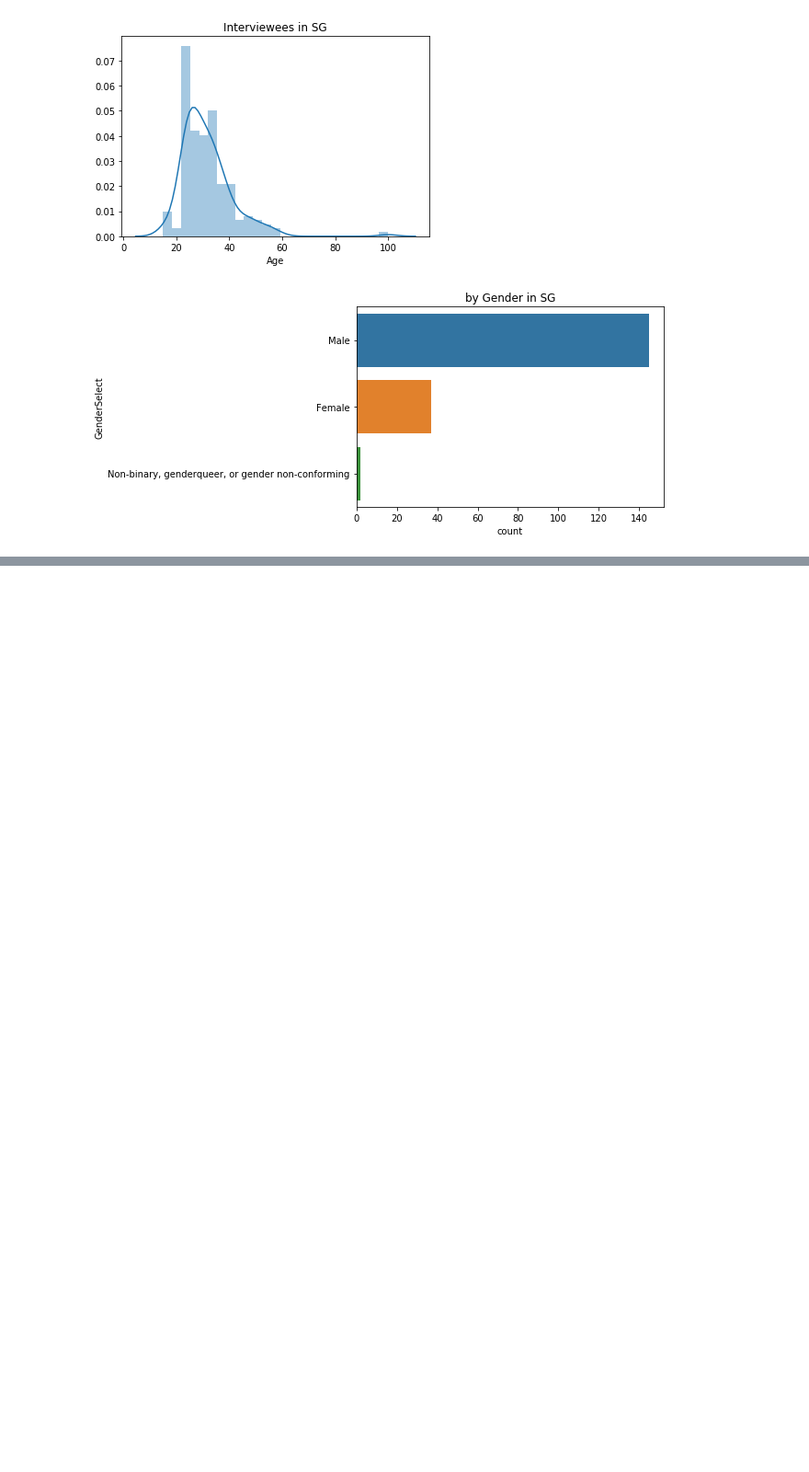
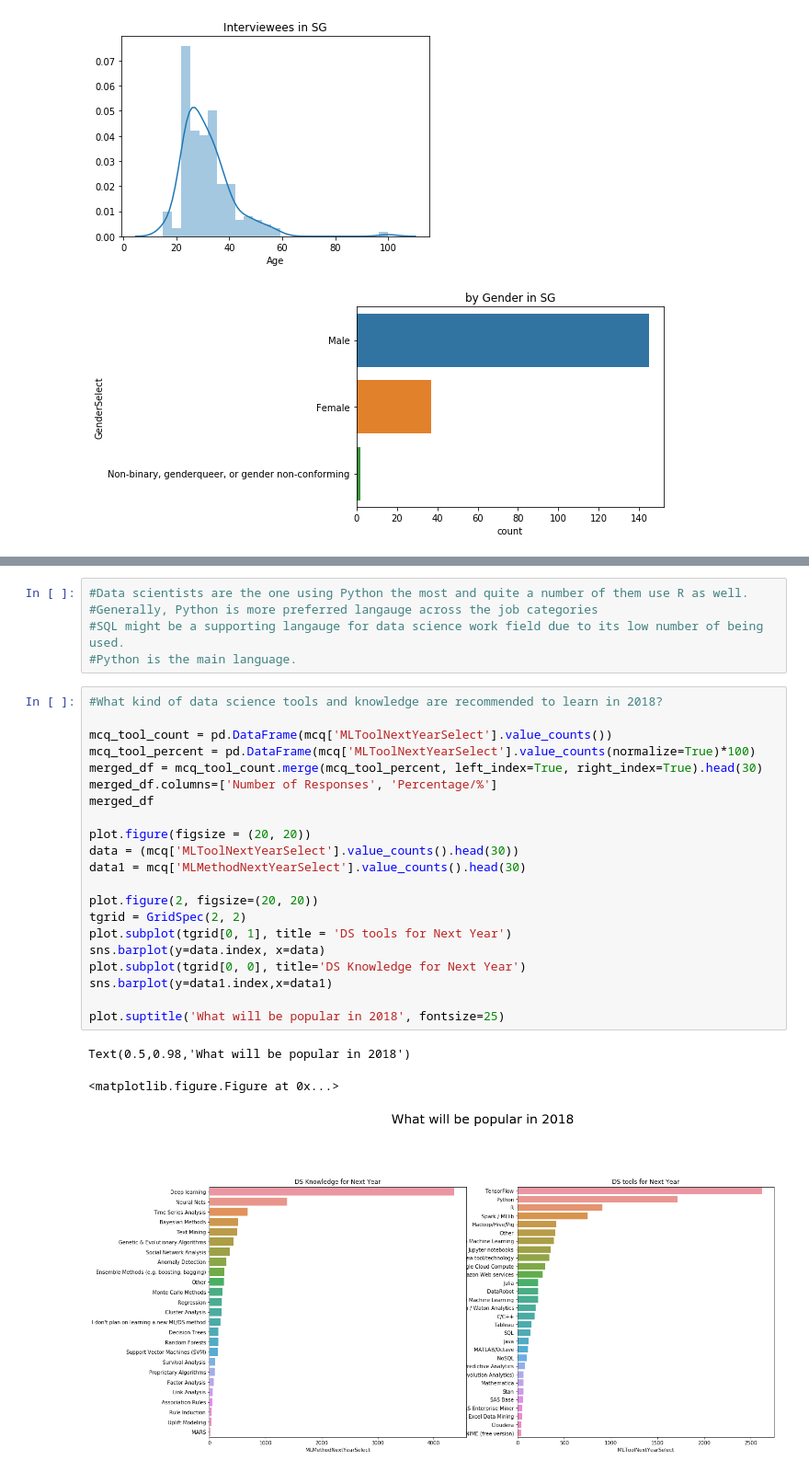
Before and after one commit to qsang86/Kaggle-ML-and-Data-Science-Survey-2017, a Jupyter notebook: script/Kaggle ML DS Survey 2017.ipynb, the cells around one changed output, grey strips where cells are left out. Shown at 92% size. Drawn from its saved outputs; the diff is of its cells as text; blank space fills up the shorter version.

```diff
--- a/script/Kaggle ML DS Survey 2017.ipynb
+++ b/script/Kaggle ML DS Survey 2017.ipynb
@@ -170,0 +212,30 @@ Number of interviewees in SG: 184
+# %%
+#Data scientists are the one using Python the most and quite a number of them use R as well.
+#Generally, Python is more preferred langauge across the job categories
+#SQL might be a supporting langauge for data science work field due to its low number of being used.
+#Python is the main language.
+# %%
+#What kind of data science tools and knowledge are recommended to learn in 2018?
+
+mcq_tool_count = pd.DataFrame(mcq['MLToolNextYearSelect'].value_counts())
+mcq_tool_percent = pd.DataFrame(mcq['MLToolNextYearSelect'].value_counts(normalize=True)*100)
+merged_df = mcq_tool_count.merge(mcq_tool_percent, left_index=True, right_index=True).head(30)
+merged_df.columns=['Number of Responses', 'Percentage/%']
+merged_df
+
+plot.figure(figsize = (20, 20))
+data = (mcq['MLToolNextYearSelect'].value_counts().head(30))
+data1 = mcq['MLMethodNextYearSelect'].value_counts().head(30)
+
+plot.figure(2, figsize=(20, 20))
+tgrid = GridSpec(2, 2)
+plot.subplot(tgrid[0, 1], title = 'DS tools for Next Year')
+sns.barplot(y=data.index, x=data)
+plot.subplot(tgrid[0, 0], title='DS Knowledge for Next Year')
+sns.barplot(y=data1.index,x=data1)
+
+plot.suptitle('What will be popular in 2018', fontsize=25)
+# %% [output]
+Text(0.5,0.98,'What will be popular in 2018')
+<matplotlib.figure.Figure at 0x...>
+[figure, added]
```
Also changed, not shown: parts of 5 cells of this notebook.
